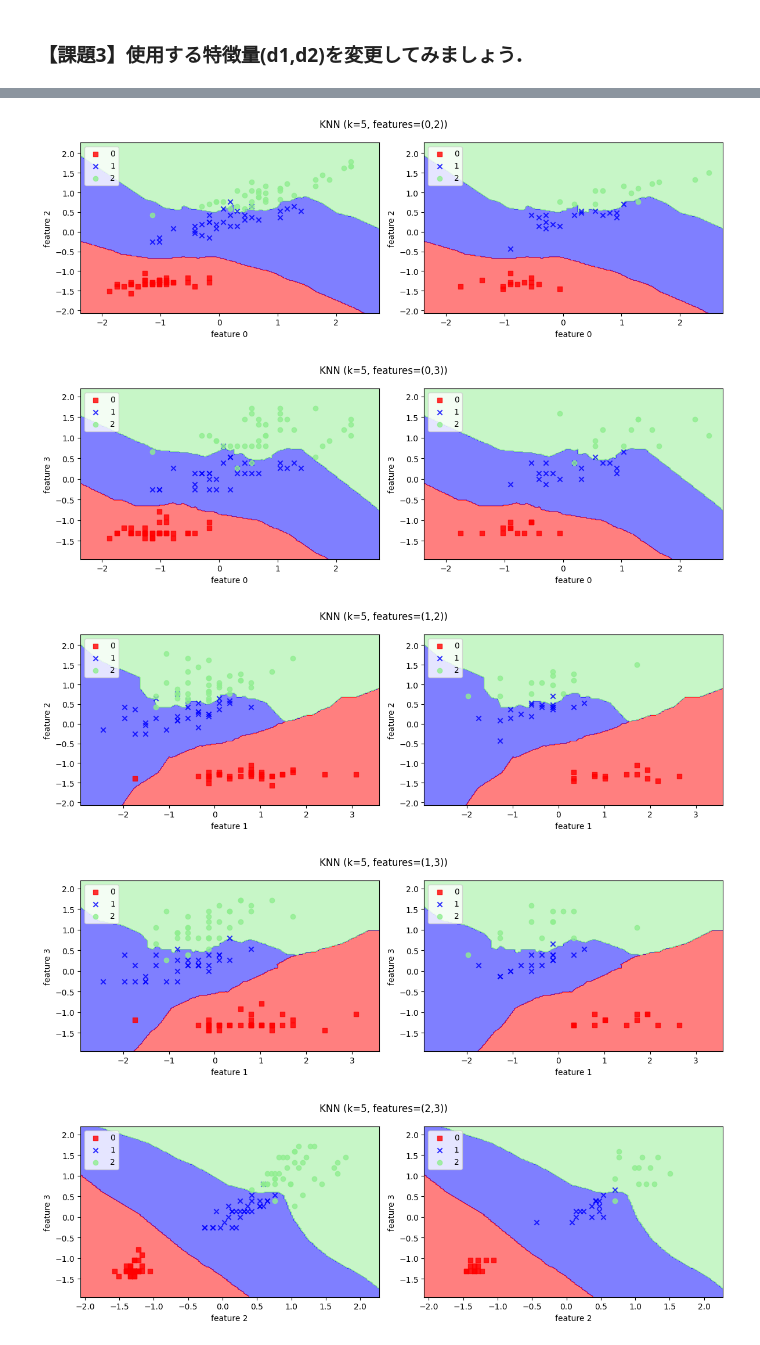
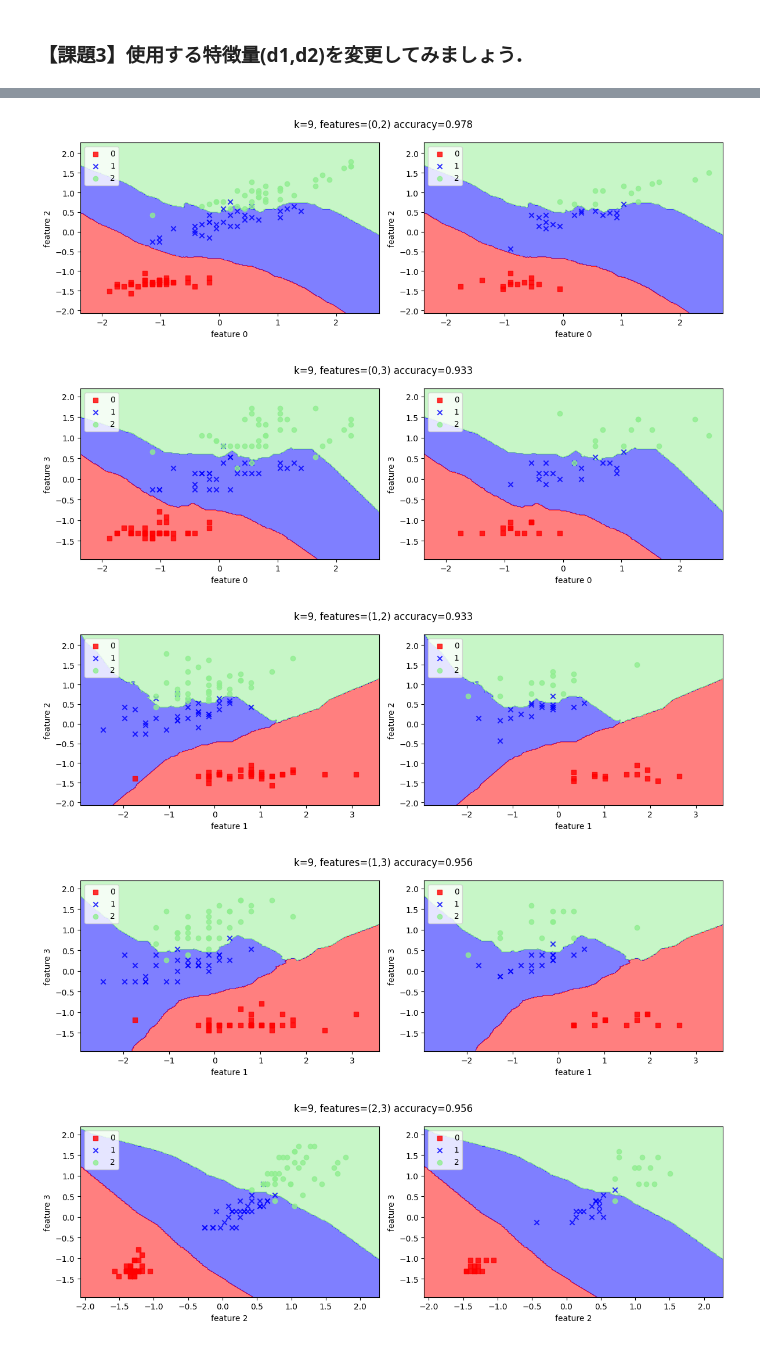
Before and after one commit to tetsukamen/lecture-knowledgeinformation, a Jupyter notebook: lecture02/ex2.ipynb, the cells around one changed output, grey strips where cells are left out. Saved outputs shown, nothing was run; the diff lists cells and outputs as text; code cells hidden in the pictures.

```diff
--- a/lecture02/ex2.ipynb
+++ b/lecture02/ex2.ipynb
@@ -72,7 +72,7 @@ accuracy for test data: 0.688889
 ### 識別境界面をプロットする関数
 各格子点に対してk近傍法で識別を行い，識別結果に応じて色を付けている
 # %%
-def plot_decision_boundary():
+def plot_decision_boundary(test_accuracy_score=None):
     x1_min, x1_max = X_train[:, 0].min() - 0.5, X_train[:, 0].max() + 0.5
     x2_min, x2_max = X_train[:, 1].min() - 0.5, X_train[:, 1].max() + 0.5
     xx1, xx2 = np.meshgrid(np.arange(x1_min, x1_max, 0.02),
@@ -86,7 +86,10 @@ def plot_decision_boundary():
     cmap = ListedColormap(colors[:len(np.unique(y))])
 
     fig, ax = plt.subplots(1, 2, figsize=(12, 4))
-    fig.suptitle('KNN (k=%d, features=(%d,%d))' % (neighbors, d1, d2))
+    title = f'k={neighbors}, features=({d1},{d2})'
+    if test_accuracy_score is not None:
+        title += f' accuracy={test_accuracy_score:.3f}'
+    fig.suptitle(title)
 
     for i, (X_data, y_data) in enumerate(zip([X_train, X_test], [y_train, y_test])):
         ax[i].contourf(xx1, xx2, Z, alpha=0.5, cmap=cmap)
@@ -153,4 +159,5 @@ for k in k_list:
 # %%
+neighbors = 9
 acc_train_list = []
 acc_test_list = []
 
@@ -167,5 +174,5 @@ for feature_index in feature_indecies:
     acc_test  = accuracy_score(y_test, knn.predict(X_test))
     acc_train_list.append(acc_train)
     acc_test_list.append(acc_test)
-    plot_decision_boundary()
+    plot_decision_boundary(test_accuracy_score=acc_test)
 # %% [output]
@@ -173,6 +180,6 @@ for feature_index in feature_indecies:
-[figure, old version]
+[figure, new version]
-[figure, old version]
+[figure, new version]
-[figure, old version]
+[figure, new version]
-[figure, old version]
+[figure, new version]
-[figure, old version]
+[figure, new version]
 # %%
```
Also changed, not shown: parts of 10 cells of this notebook.
